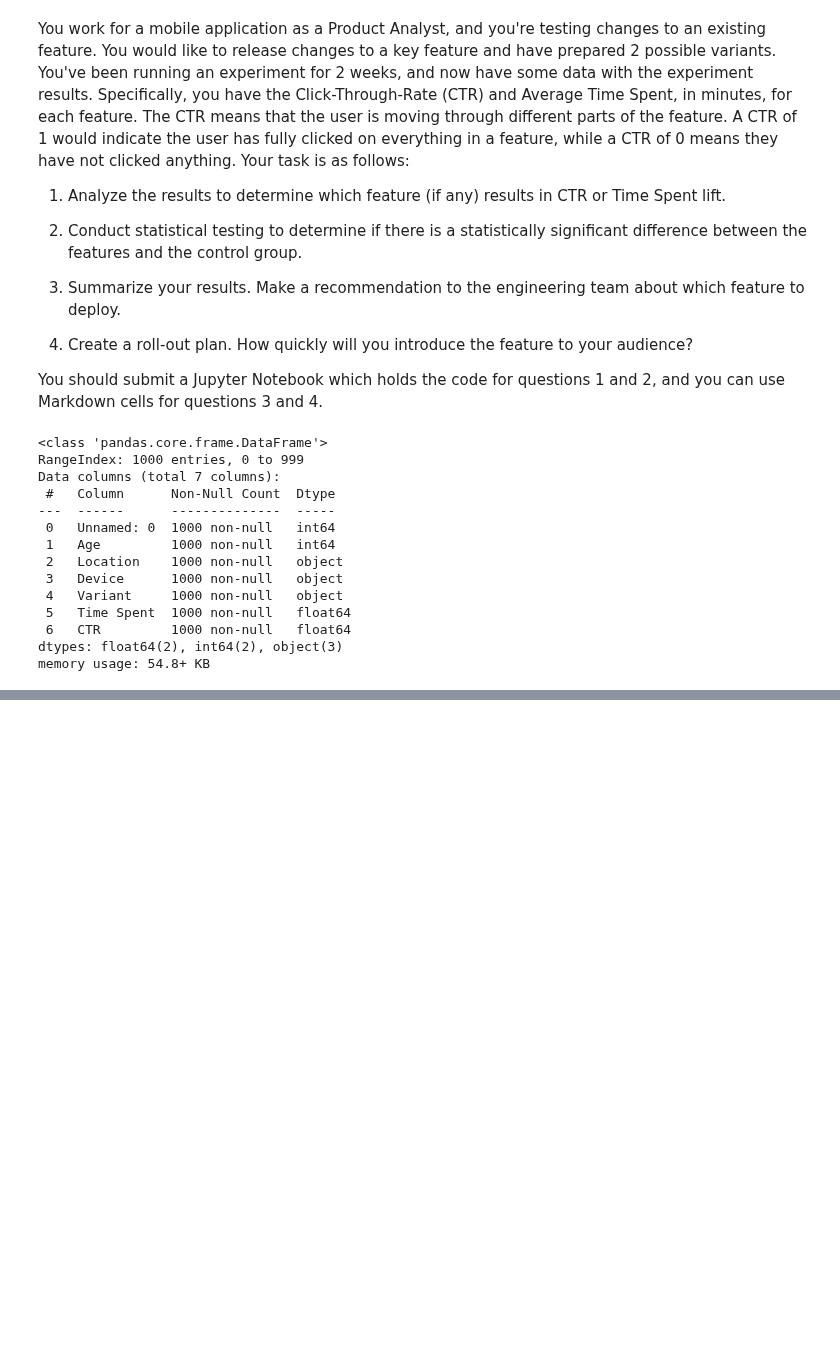
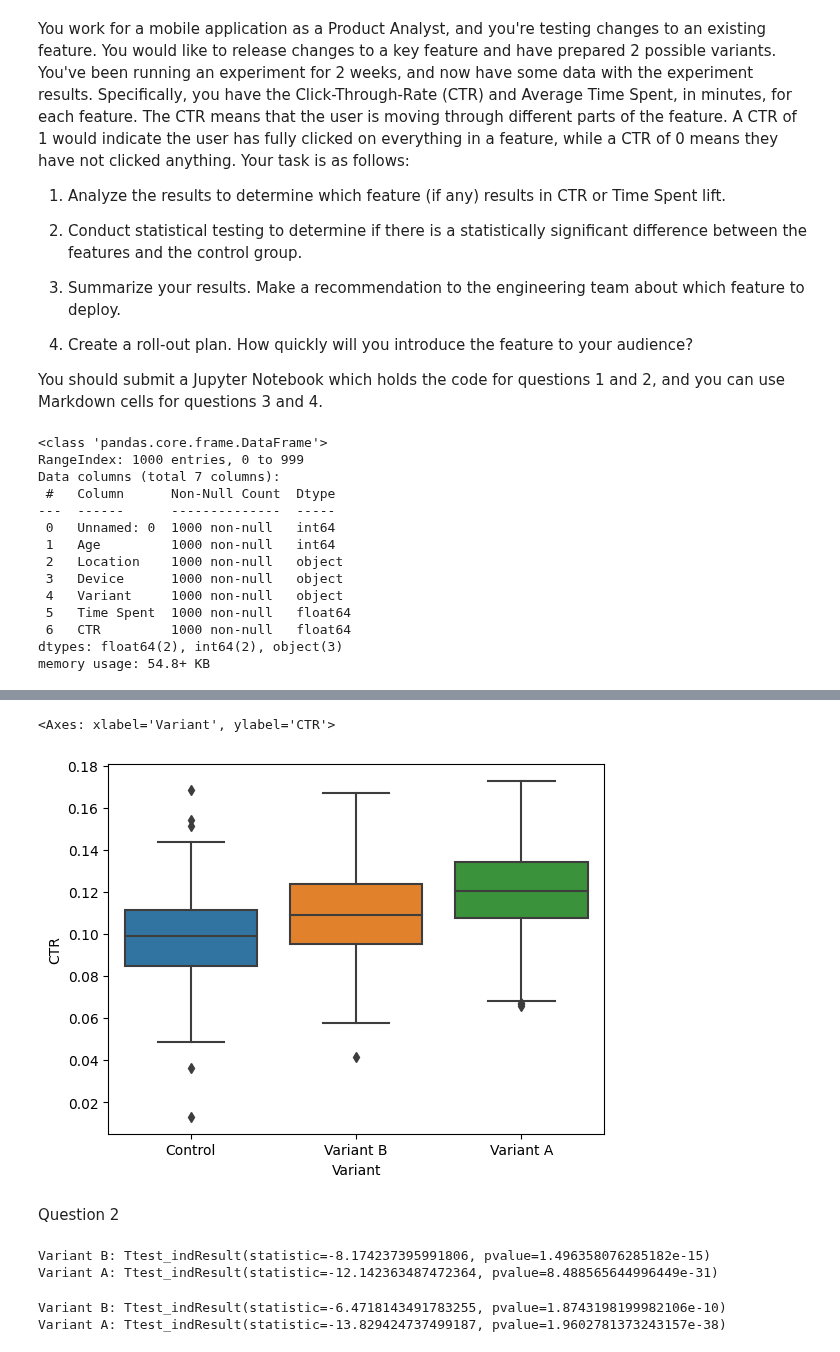
Before and after one commit to jreid94/schulich_data_science, a Jupyter notebook: Data Science A2/Jreid_A2.ipynb, the cells around one changed output, grey strips where cells are left out. Drawn from its saved outputs; the diff is of its cells as text; code cells hidden in the pictures; blank space fills up the shorter version.

```diff
--- a/Data Science A2/Jreid_A2.ipynb
+++ b/Data Science A2/Jreid_A2.ipynb
@@ -35,0 +77,7 @@ memory usage: 54.8+ KB
+# %%
+sns.boxplot(data = df, x = 'Variant', y = 'CTR')
+# %% [output]
+<Axes: xlabel='Variant', ylabel='CTR'>
+[figure, added]
+# %% [markdown]
+Question 2
@@ -35,0 +88,12 @@ memory usage: 54.8+ KB
+# %%
+print("Variant B:", stats.ttest_ind(df_Control['Time Spent'], df_varB['Time Spent']))
+print("Variant A:", stats.ttest_ind(df_Control['Time Spent'], df_varA['Time Spent']))
+# %% [output]
+Variant B: Ttest_indResult(statistic=-8.174237395991806, pvalue=1.496358076285182e-15)
+Variant A: Ttest_indResult(statistic=-12.142363487472364, pvalue=8.488565644996449e-31)
+# %%
+print("Variant B:", stats.ttest_ind(df_Control['CTR'], df_varB['CTR']))
+print("Variant A:", stats.ttest_ind(df_Control['CTR'], df_varA['CTR']))
+# %% [output]
+Variant B: Ttest_indResult(statistic=-6.4718143491783255, pvalue=1.8743198199982106e-10)
+Variant A: Ttest_indResult(statistic=-13.829424737499187, pvalue=1.9602781373243157e-38)
```
Also changed, not shown: parts of 9 cells of this notebook.
